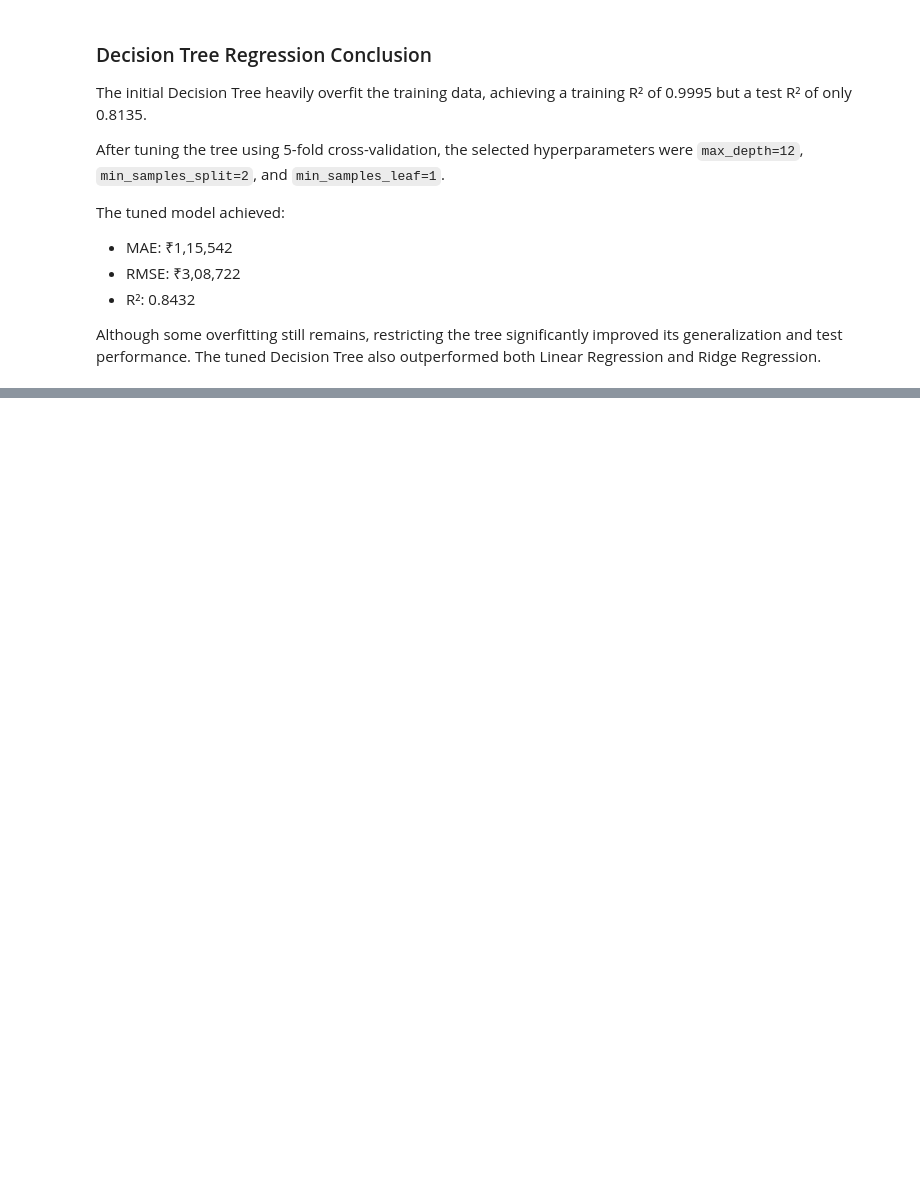
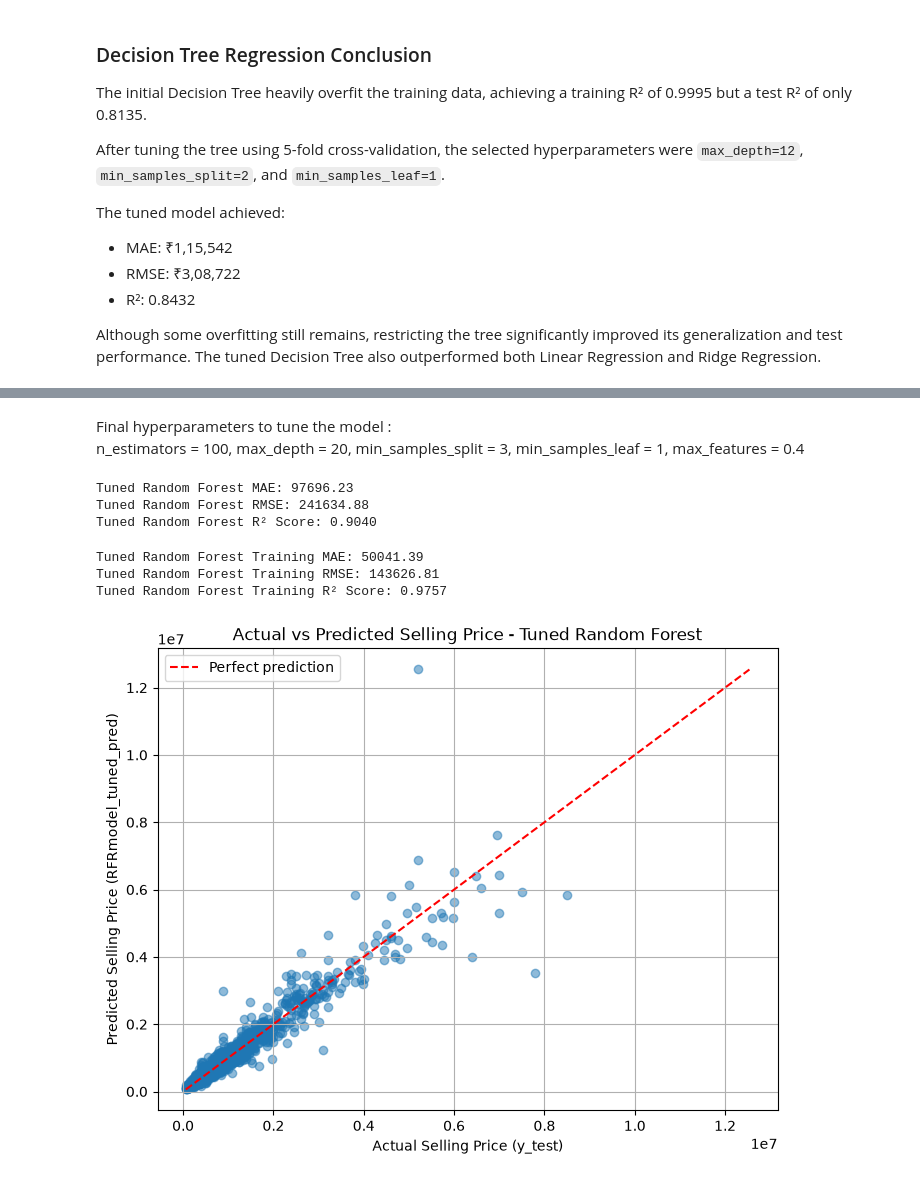
Before and after one commit to Aaroh22/used-car-price-prediction, a Jupyter notebook: Notebooks/02_model_training.ipynb, the cells around one changed output, grey strips where cells are left out. Drawn from its saved outputs; the diff is of its cells as text; code cells hidden in the pictures; blank space fills up the shorter version.

```diff
--- a/Notebooks/02_model_training.ipynb
+++ b/Notebooks/02_model_training.ipynb
@@ -463,0 +494,7 @@ Although some overfitting still remains, restricting the tree significantly impr
+# %%
+from sklearn.ensemble import RandomForestRegressor
+
+RFRmodel = RandomForestRegressor(n_estimators=100 , random_state=42 , n_jobs=-1)
+RFRmodel.fit(X_train_preprocessed,y_train)
+
+RFRmodel_pred = RFRmodel.predict(X_test_preprocessed)
@@ -463,0 +744,73 @@ Although some overfitting still remains, restricting the tree significantly impr
+# %% [markdown]
+Final hyperparameters to tune the model :
+n_estimators      = 100,
+max_depth         = 20,
+min_samples_split = 3,
+min_samples_leaf  = 1,
+max_features      = 0.4
+# %%
+#Train and predict with the tuned model
+RFRmodel_tuned = RandomForestRegressor(n_estimators=100 , max_depth=20,min_samples_split=3 ,min_samples_leaf=1, max_features=0.4, random_state=42 , n_jobs=-1)
+RFRmodel_tuned.fit(X_train_preprocessed,y_train)
+
+RFRmodel_tuned_pred = RFRmodel_tuned.predict(X_test_preprocessed)
+# %%
+# Evaluate the tuned Random Forest model on the test set
+
+mae_rfr_tuned = mean_absolute_error(y_test, RFRmodel_tuned_pred)
+rmse_rfr_tuned = np.sqrt(mean_squared_error(y_test, RFRmodel_tuned_pred))
+r2_rfr_tuned = r2_score(y_test, RFRmodel_tuned_pred)
+
+print(f"Tuned Random Forest MAE: {mae_rfr_tuned:.2f}")
+print(f"Tuned Random Forest RMSE: {rmse_rfr_tuned:.2f}")
+print(f"Tuned Random Forest R² Score: {r2_rfr_tuned:.4f}")
+# %% [output]
+Tuned Random Forest MAE: 97696.23
+Tuned Random Forest RMSE: 241634.88
+Tuned Random Forest R² Score: 0.9040
+# %%
+
+#Evaluate the tuned model on the training set and compare its performance with the test set to check whether significant overfitting is still present.
+
+RFRmodel_tuned_pred_on_trainset = RFRmodel_tuned.predict(X_train_preprocessed)
+
+mae_rfr_tuned_train = mean_absolute_error(
+    y_train, RFRmodel_tuned_pred_on_trainset
+)
+rmse_rfr_tuned_train = np.sqrt(
+    mean_squared_error(y_train, RFRmodel_tuned_pred_on_trainset)
+)
+r2_rfr_tuned_train = r2_score(
+    y_train, RFRmodel_tuned_pred_on_trainset
+)
+
+print(f"Tuned Random Forest Training MAE: {mae_rfr_tuned_train:.2f}")
+print(f"Tuned Random Forest Training RMSE: {rmse_rfr_tuned_train:.2f}")
+print(f"Tuned Random Forest Training R² Score: {r2_rfr_tuned_train:.4f}")
+# %% [output]
+Tuned Random Forest Training MAE: 50041.39
+Tuned Random Forest Training RMSE: 143626.81
+Tuned Random Forest Training R² Score: 0.9757
+# %%
+plt.figure(figsize=(8, 6))
+
+plt.scatter(y_test, RFRmodel_tuned_pred, alpha=0.5)
+
+min_value = min(y_test.min(), RFRmodel_tuned_pred.min())
+max_value = max(y_test.max(), RFRmodel_tuned_pred.max())
+
+plt.plot(
+    [min_value, max_value],
+    [min_value, max_value],
+    "r--",
+    label="Perfect prediction"
+)
+
+plt.xlabel("Actual Selling Price (y_test)")
+plt.ylabel("Predicted Selling Price (RFRmodel_tuned_pred)")
+plt.title("Actual vs Predicted Selling Price - Tuned Random Forest")
+plt.legend()
+plt.grid(True)
+plt.show()
+# %% [output]
+[figure, added]
```
Also changed, not shown: parts of 15 cells of this notebook.
